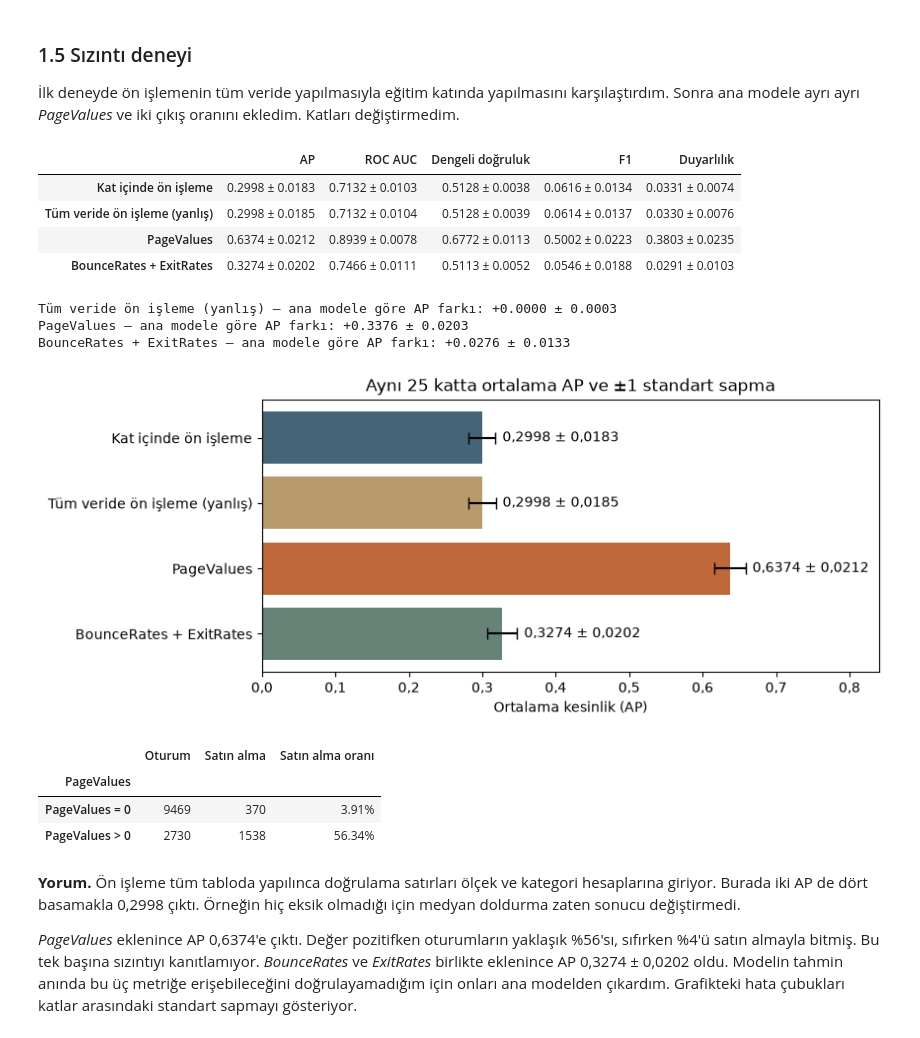
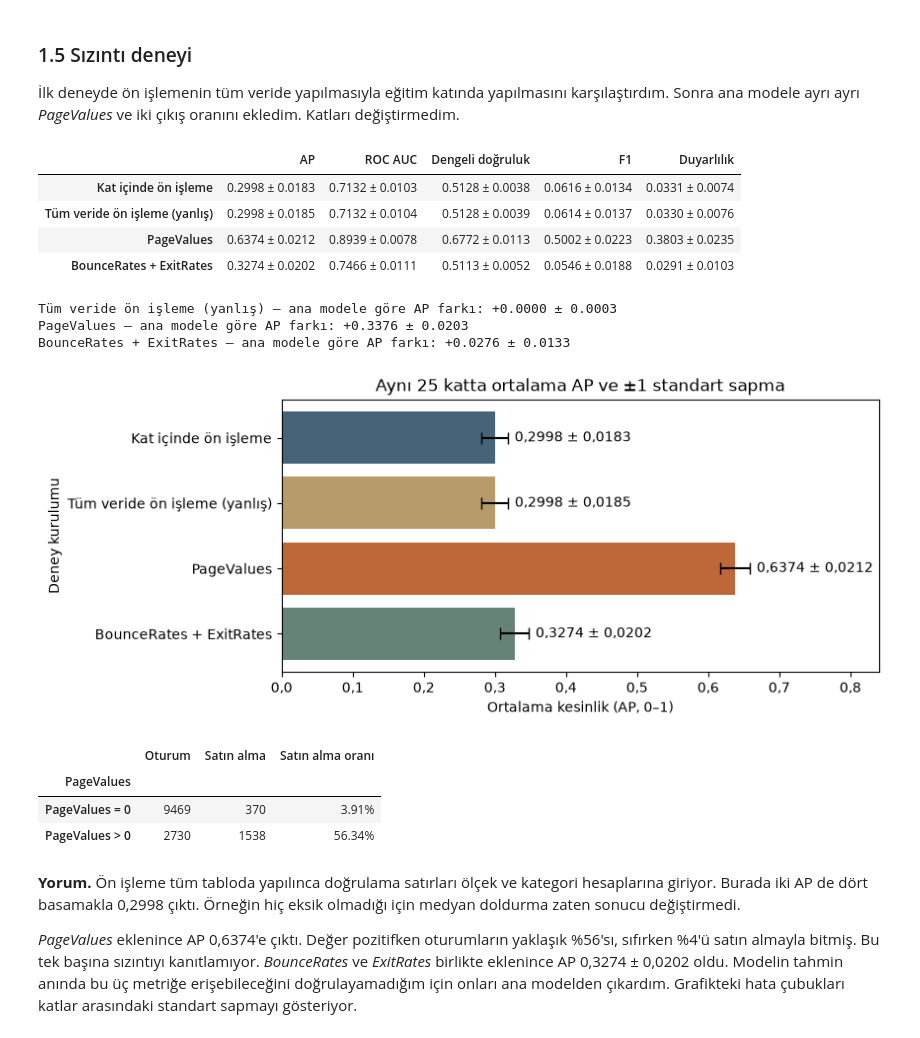
Before and after one commit to EmircanDemirTR/bil545-online-alisveris, a Jupyter notebook: proje1/BIL545_Proje1_EmircanDemir.ipynb, the cells around one changed output. Cells and saved outputs as stored; diff of their text form; code cells hidden in the pictures.

```diff
--- a/proje1/BIL545_Proje1_EmircanDemir.ipynb
+++ b/proje1/BIL545_Proje1_EmircanDemir.ipynb
@@ -441,35 +441,35 @@ display(score_summary(leakage_scores))
 for name, scores in list(leakage_scores.items())[1:]:
     print(f"{name} — ana modele göre AP farkı:", paired_ap(correct_score, scores))
 
 means = [scores["AP"].mean() for scores in leakage_scores.values()]
 stds = [scores["AP"].std() for scores in leakage_scores.values()]
 fig, ax = plt.subplots(figsize=(8.5, 3.5), layout="constrained")
 bars = ax.barh(list(leakage_scores), means, xerr=stds, capsize=4,
                color=["#456478", "#b79b6b", "#be6738", "#668377"])
 ap_labels = [f"{mean:.4f} ± {std:.4f}".replace(".", ",") for mean, std in zip(means, stds)]
 ax.bar_label(bars, labels=ap_labels, padding=5)
 ax.invert_yaxis()
-ax.set(xlabel="Ortalama kesinlik (AP)", xlim=(0, 0.84),
+ax.set(xlabel="Ortalama kesinlik (AP, 0–1)", ylabel="Deney kurulumu", xlim=(0, 0.84),
        title="Aynı 25 katta ortalama AP ve ±1 standart sapma")
 ax.xaxis.set_major_formatter(lambda value, _: f"{value:.1f}".replace(".", ","))
 plt.show()
 
 page_groups = (
     df_clean.groupby(df_clean["PageValues"].gt(0))[target].agg(["size", "sum", "mean"])
     .rename(index={False: "PageValues = 0", True: "PageValues > 0"},
             columns={"size": "Oturum", "sum": "Satın alma", "mean": "Satın alma oranı"})
 )
 display(page_groups.style.format({"Satın alma oranı": "{:.2%}"}))
 # %% [output]
 |  | AP | ROC AUC | Dengeli doğruluk | F1 | Duyarlılık |
 | Kat içinde ön işleme | 0.2998 ± 0.0183 | 0.7132 ± 0.0103 | 0.5128 ± 0.0038 | 0.0616 ± 0.0134 | 0.0331 ± 0.0074 |
 | Tüm veride ön işleme (yanlış) | 0.2998 ± 0.0185 | 0.7132 ± 0.0104 | 0.5128 ± 0.0039 | 0.0614 ± 0.0137 | 0.0330 ± 0.0076 |
 | PageValues | 0.6374 ± 0.0212 | 0.8939 ± 0.0078 | 0.6772 ± 0.0113 | 0.5002 ± 0.0223 | 0.3803 ± 0.0235 |
 | BounceRates + ExitRates | 0.3274 ± 0.0202 | 0.7466 ± 0.0111 | 0.5113 ± 0.0052 | 0.0546 ± 0.0188 | 0.0291 ± 0.0103 |
 Tüm veride ön işleme (yanlış) — ana modele göre AP farkı: +0.0000 ± 0.0003
 PageValues — ana modele göre AP farkı: +0.3376 ± 0.0203
 BounceRates + ExitRates — ana modele göre AP farkı: +0.0276 ± 0.0133
-[figure, old version]
+[figure, new version]
 |  | Oturum | Satın alma | Satın alma oranı |
 | PageValues |  |  |  |
 | PageValues = 0 | 9469 | 370 | 3.91% |
```
Also changed, not shown: parts of 2 cells of this notebook, 1 other file.
